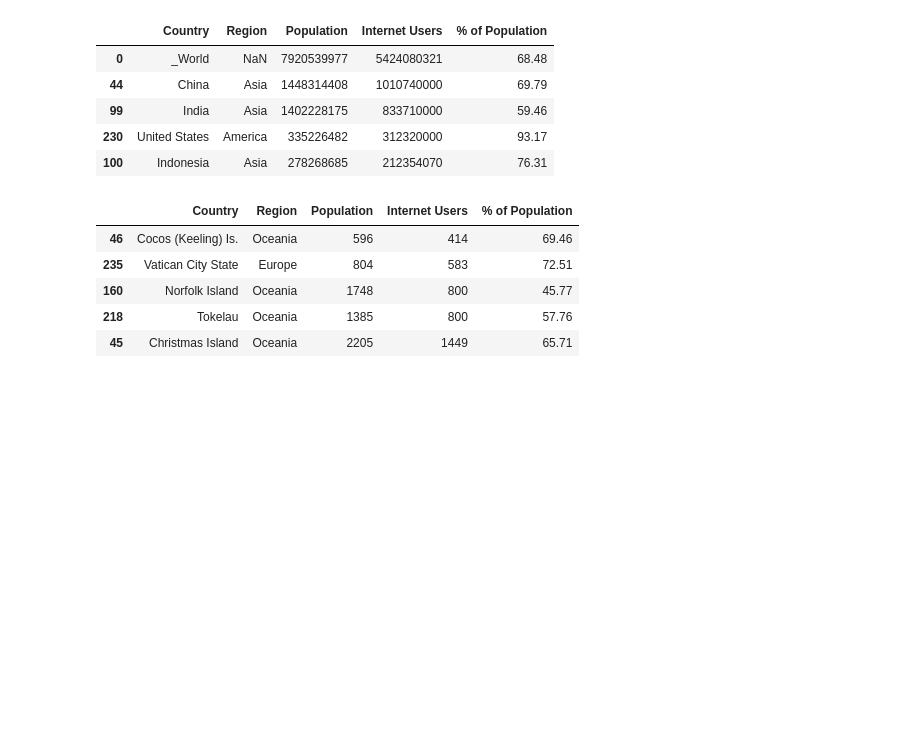
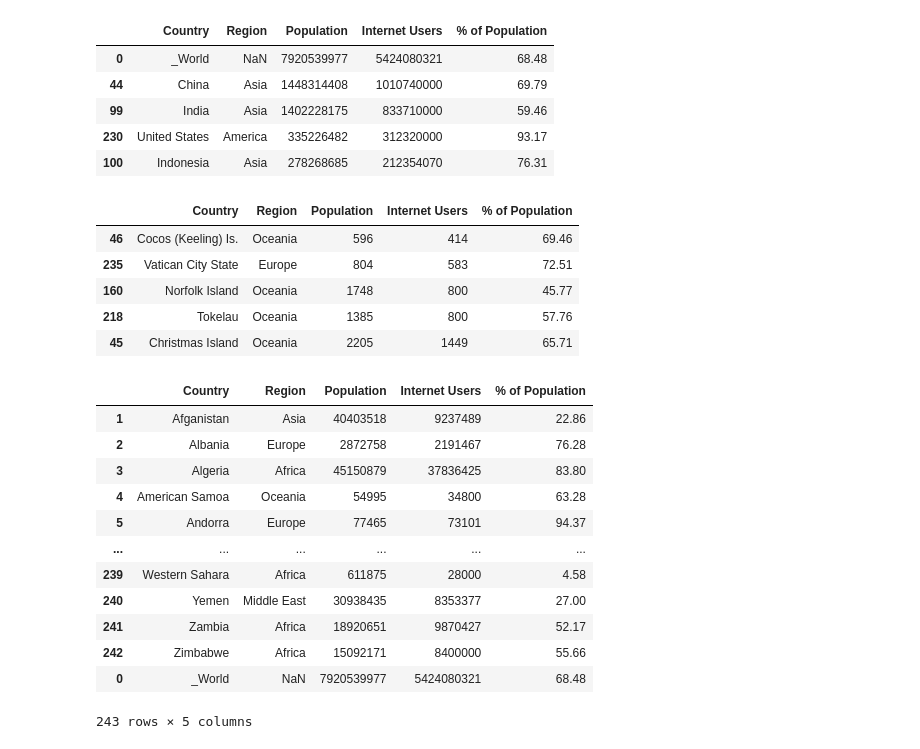
Before and after one commit to sanjibsinha/Machine-Learning-Primer, a Jupyter notebook: pandas_sort_and_filters.ipynb, the cells around one changed output. Cells and saved outputs as stored; diff of their text form; code cells hidden in the pictures; blank space fills up the shorter version.

```diff
--- a/pandas_sort_and_filters.ipynb
+++ b/pandas_sort_and_filters.ipynb
@@ -62,3 +62,19 @@ df.sort_values(['Internet Users', 'Country']).head()
 | 160 | Norfolk Island | Oceania | 1748 | 800 | 45.77 |
 | 218 | Tokelau | Oceania | 1385 | 800 | 57.76 |
 | 45 | Christmas Island | Oceania | 2205 | 1449 | 65.71 |
+# %%
+df.sort_values(by=['Country'])
+# %% [output]
+|  | Country | Region | Population | Internet Users | % of Population |
+| 1 | Afganistan | Asia | 40403518 | 9237489 | 22.86 |
+| 2 | Albania | Europe | 2872758 | 2191467 | 76.28 |
+| 3 | Algeria | Africa | 45150879 | 37836425 | 83.80 |
+| 4 | American Samoa | Oceania | 54995 | 34800 | 63.28 |
+| 5 | Andorra | Europe | 77465 | 73101 | 94.37 |
+| ... | ... | ... | ... | ... | ... |
+| 239 | Western Sahara | Africa | 611875 | 28000 | 4.58 |
+| 240 | Yemen | Middle East | 30938435 | 8353377 | 27.00 |
+| 241 | Zambia | Africa | 18920651 | 9870427 | 52.17 |
+| 242 | Zimbabwe | Africa | 15092171 | 8400000 | 55.66 |
+| 0 | _World | NaN | 7920539977 | 5424080321 | 68.48 |
+243 rows × 5 columns
```
Also changed, not shown: parts of 1 cell of this notebook.
